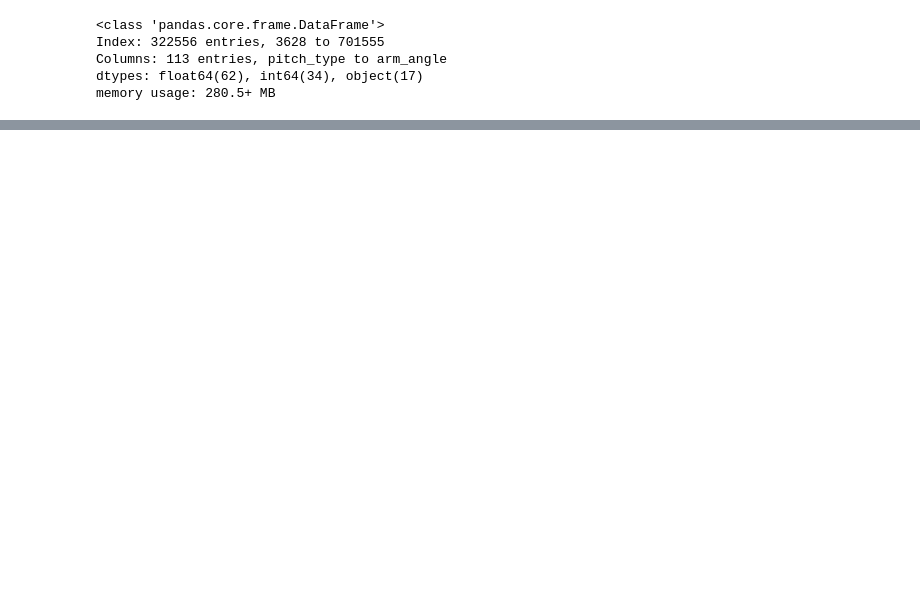
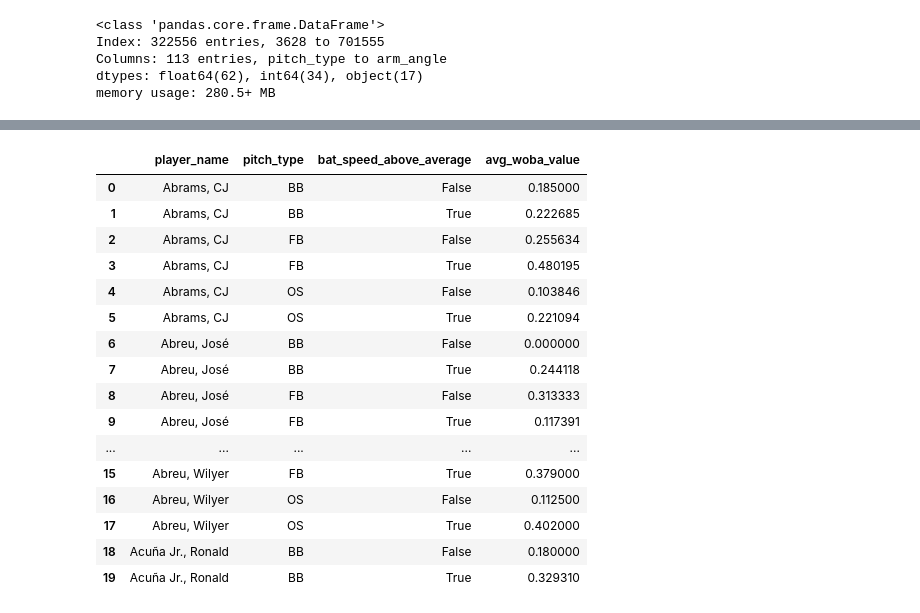
Before and after one commit to matthewbressler/baseballDataChallenge, a Jupyter notebook: Bat_SpeedZScore vs Count.ipynb, the cells around one changed output, grey strips where cells are left out. Cells and saved outputs as stored; diff of their text form; code cells hidden in the pictures; blank space fills up the shorter version.

```diff
--- a/Bat_SpeedZScore vs Count.ipynb
+++ b/Bat_SpeedZScore vs Count.ipynb
@@ -123,0 +160,30 @@ Index: []
+# %%
+
+# Group by player_name and pitch_type, then calculate the mean wOBA value
+average_woba = (
+    df_with_averages.groupby(["player_name", "pitch_type", 'bat_speed_above_average'])["woba_value"]
+    .mean()
+    .reset_index()
+    .rename(columns={"woba_value": "avg_woba_value"})
+)
+
+# Display the result
+average_woba.head(20)
+# %% [output]
+|  | player_name | pitch_type | bat_speed_above_average | avg_woba_value |
+| 0 | Abrams, CJ | BB | False | 0.185000 |
+| 1 | Abrams, CJ | BB | True | 0.222685 |
+| 2 | Abrams, CJ | FB | False | 0.255634 |
+| 3 | Abrams, CJ | FB | True | 0.480195 |
+| 4 | Abrams, CJ | OS | False | 0.103846 |
+| 5 | Abrams, CJ | OS | True | 0.221094 |
+| 6 | Abreu, José | BB | False | 0.000000 |
+| 7 | Abreu, José | BB | True | 0.244118 |
+| 8 | Abreu, José | FB | False | 0.313333 |
+| 9 | Abreu, José | FB | True | 0.117391 |
+| ... | ... | ... | ... | ... |
+| 15 | Abreu, Wilyer | FB | True | 0.379000 |
+| 16 | Abreu, Wilyer | OS | False | 0.112500 |
+| 17 | Abreu, Wilyer | OS | True | 0.402000 |
+| 18 | Acuña Jr., Ronald | BB | False | 0.180000 |
+| 19 | Acuña Jr., Ronald | BB | True | 0.329310 |
```
Also changed, not shown: parts of 23 cells of this notebook.
